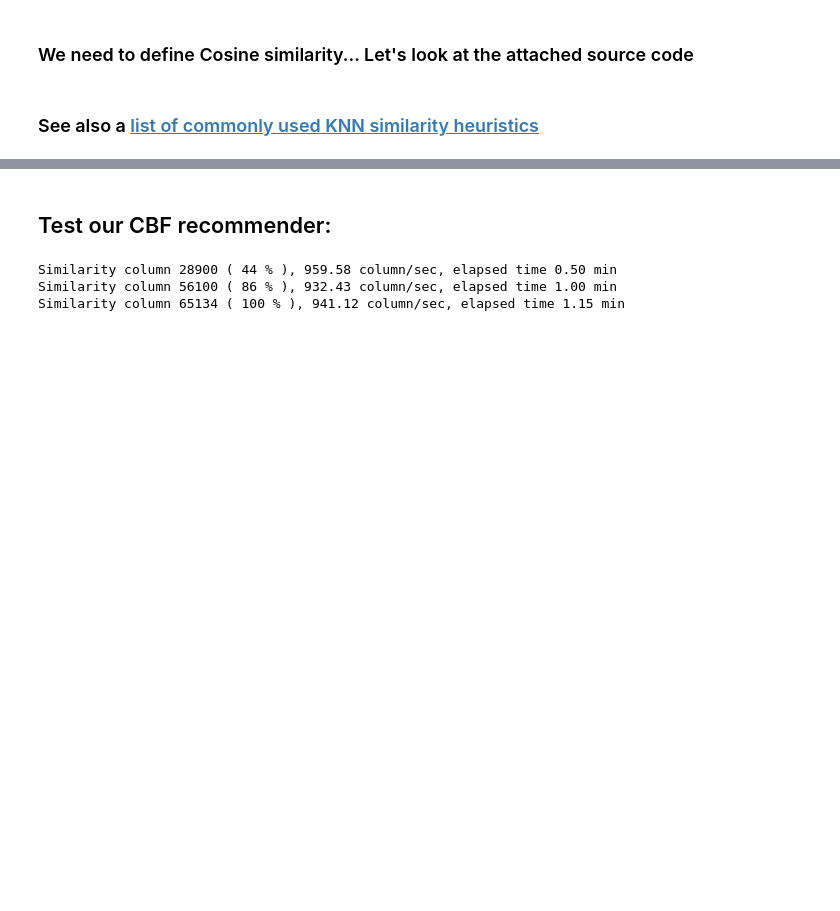
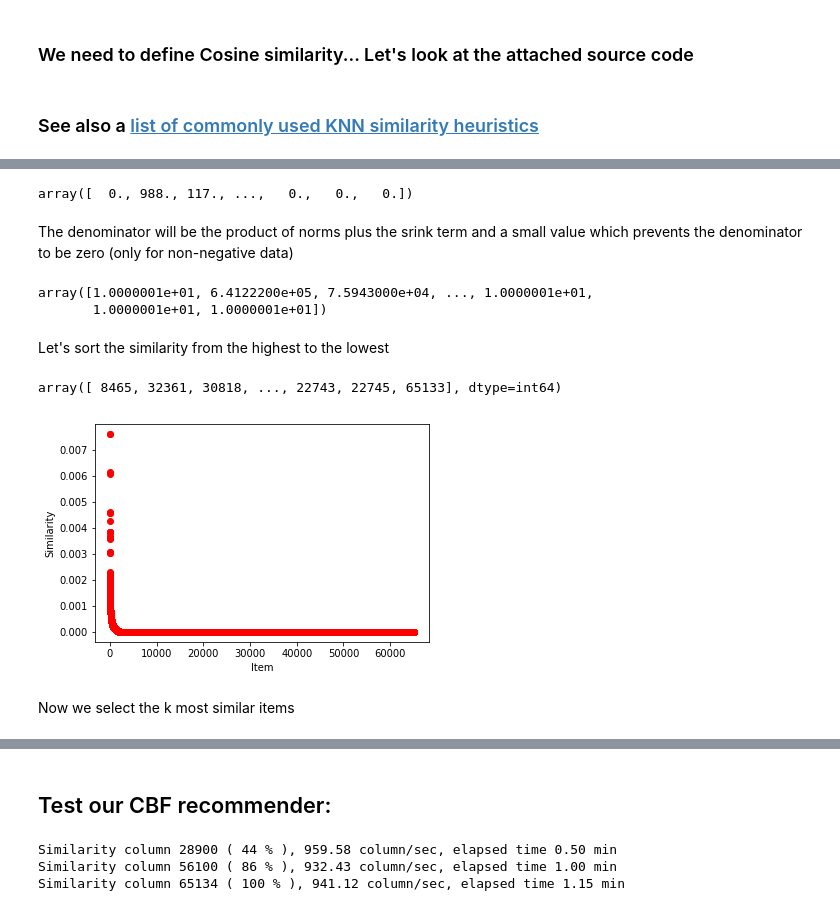
Before and after one commit to MaurizioFD/RecSys_Course_AT_PoliMi, a Jupyter notebook: Practice 3 - Content Based Filtering.ipynb, the cells around one changed output, grey strips where cells are left out. Cells and saved outputs as stored; diff of their text form; code cells hidden in the pictures; blank space fills up the shorter version.

```diff
--- a/Practice 3 - Content Based Filtering.ipynb
+++ b/Practice 3 - Content Based Filtering.ipynb
@@ -262,0 +277,31 @@ class ItemCBFKNNRecommender(object):
+# %%
+item_norms = np.array(ICM_all.T.power(2).sum(axis=0)).ravel()
+item_norms
+# %% [output]
+array([  0., 988., 117., ...,   0.,   0.,   0.])
+# %% [markdown]
+The denominator will be the product of norms plus the srink term and a small value which prevents the denominator to be zero (only for non-negative data)
+# %%
+denominator_vector = item_norms[item_id] * item_norms + shrink + 1e-6
+denominator_vector
+# %% [output]
+array([1.0000001e+01, 6.4122200e+05, 7.5943000e+04, ..., 1.0000001e+01,
+       1.0000001e+01, 1.0000001e+01])
+# %%
+similarity_vector = numerator_vector/denominator_vector
+# %% [markdown]
+Let's sort the similarity from the highest to the lowest
+# %%
+sorted_item_indices = np.argsort(-similarity_vector)
+sorted_item_indices
+# %% [output]
+array([ 8465, 32361, 30818, ..., 22743, 22745, 65133], dtype=int64)
+# %%
+pyplot.plot(similarity_vector[sorted_item_indices], 'ro')
+pyplot.ylabel('Similarity')
+pyplot.xlabel('Item')
+pyplot.show()
+# %% [output]
+[figure, added]
+# %% [markdown]
+Now we select the k most similar items
```
Also changed, not shown: parts of 15 cells of this notebook.
